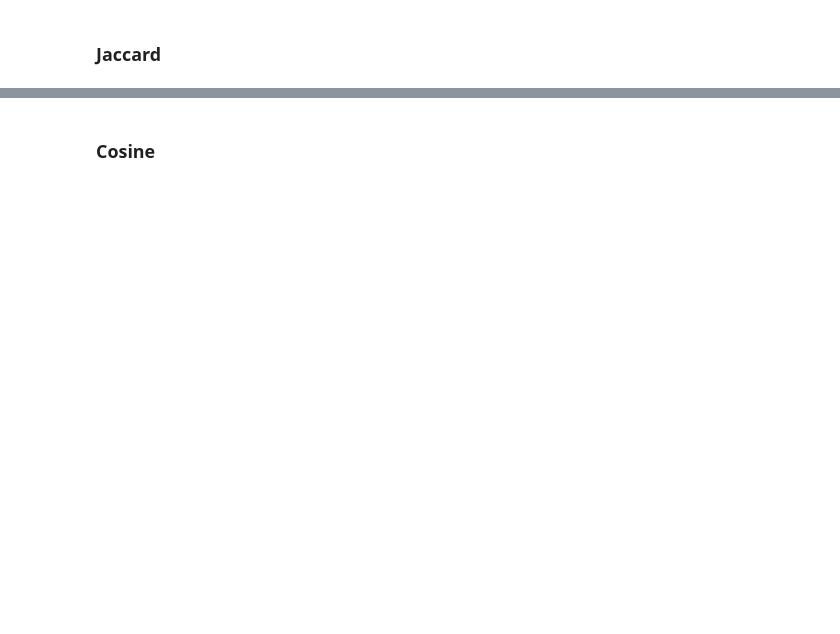
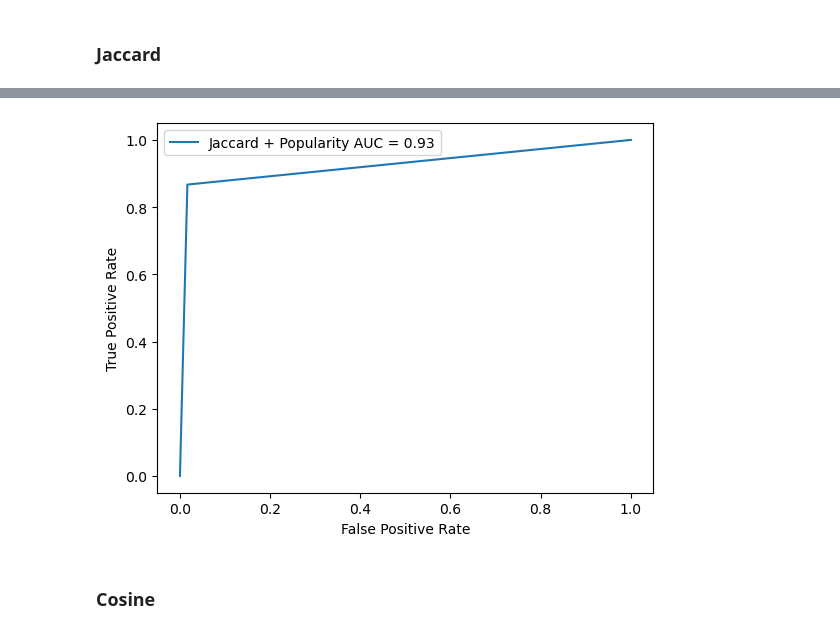
Before and after one commit to garrett-lam/twitchRec, a Jupyter notebook: twitchRec.ipynb, the cells around one changed output, grey strips where cells are left out. Cells and saved outputs as stored; diff of their text form; code cells hidden in the pictures; blank space fills up the shorter version.

```diff
--- a/twitchRec.ipynb
+++ b/twitchRec.ipynb
@@ -452,3 +491,7 @@ correct / (len(watchedValid) + len(notWatchedValid)) , p1
+# %%
+plot_roc_curve(y, predLabels, "Jaccard + Popularity")
+# %% [output]
+[figure, added]
 # %% [markdown]
 ### Cosine
 # %%
```
Also changed, not shown: parts of 25 cells of this notebook.
